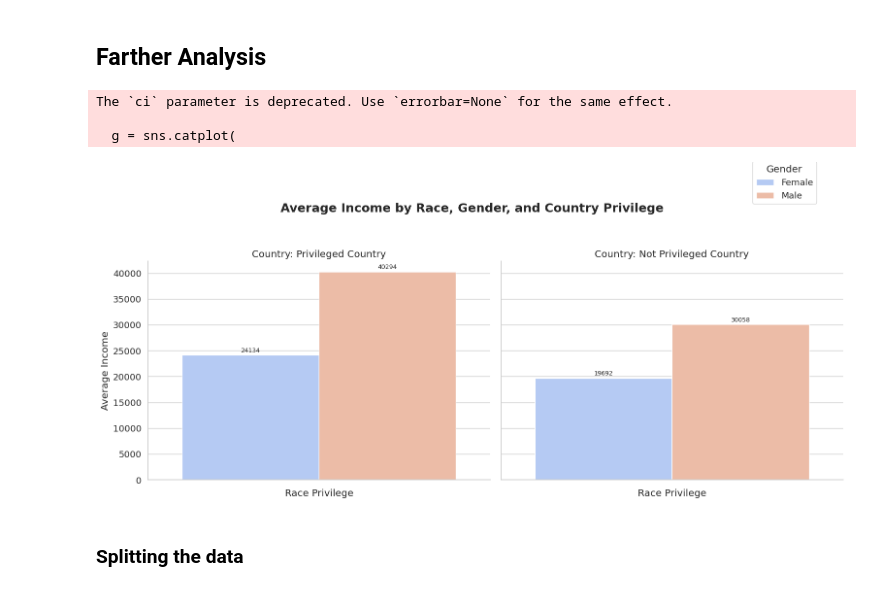
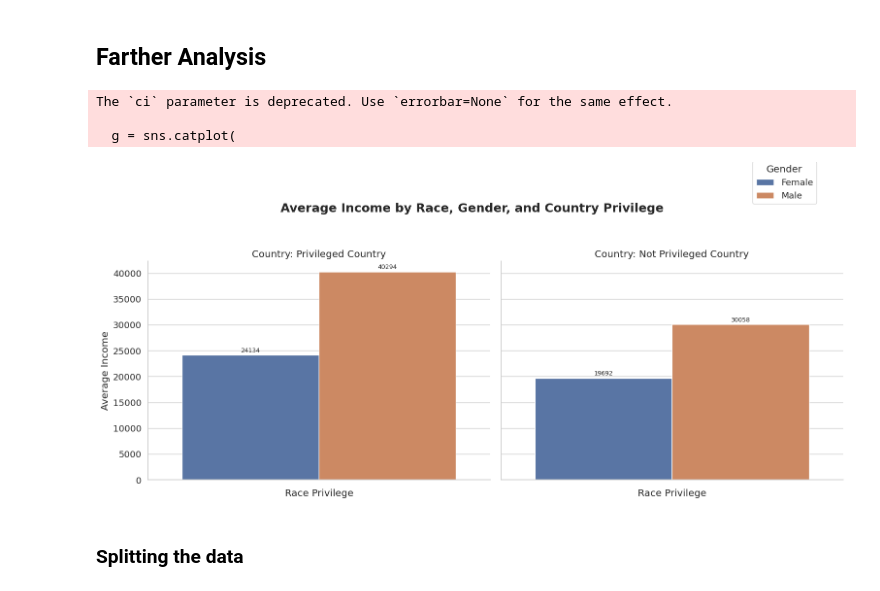
Before and after one commit to Jagoda222/HCML_2, a Jupyter notebook: Jagoda.ipynb, the cells around one changed output. Drawn from its saved outputs; the diff is of its cells as text; code cells hidden in the pictures.

```diff
--- a/Jagoda.ipynb
+++ b/Jagoda.ipynb
@@ -716,40 +716,38 @@ plt.show()
 import seaborn as sns
 import matplotlib.pyplot as plt
 
-sns.set_theme(style="whitegrid",palette='deep', font_scale=1.2)
 
-# Adjust names below if your column names are slightly different
 g = sns.catplot(
     data=df,
     y="income",
     hue="gender",
-    col="country_privilege",  # creates separate plots per country privilege
+    col="country_privilege",
     kind="bar",
     height=6,
     aspect=1.2,
-    palette="coolwarm",
-    ci=None  # Disable confidence interval bars (optional)
+    palette="deep",
+    ci=None
 )
 
 g.set_titles(col_template="Country: {col_name}")
 g.set_axis_labels("Race Privilege", "Average Income")
 g._legend.set_title("Gender")
 g._legend.set_bbox_to_anchor((0.95, 1.1))
 g._legend.set_frame_on(True)
 
 for ax in g.axes.flat:
     ax.tick_params(axis='x', rotation=30)
     for c in ax.containers:
         ax.bar_label(c, fmt='%.0f', fontsize=9, padding=2)
 
 plt.suptitle("Average Income by Race, Gender, and Country Privilege", y=1.05, fontsize=18, weight='bold')
 plt.tight_layout()
 plt.show()
 # %% [output]
 The `ci` parameter is deprecated. Use `errorbar=None` for the same effect.
 
   g = sns.catplot(
-[figure, old version]
+[figure, new version]
 # %% [markdown]
 ### Splitting the data
 # %%
```
